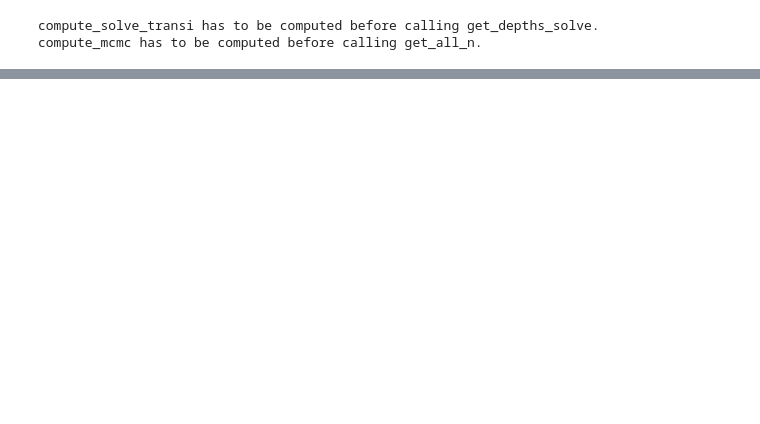
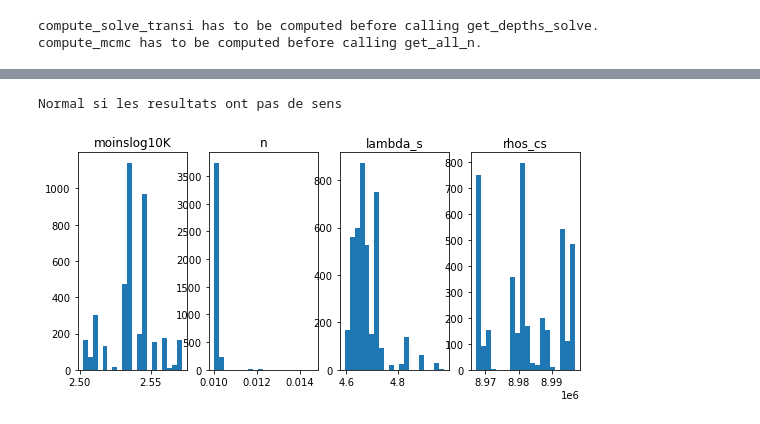
Before and after one commit to mathisbrdn/pyheatmy, a Jupyter notebook: demo.ipynb, the cells around one changed output, grey strips where cells are left out. Cells and saved outputs as stored; diff of their text form; code cells hidden in the pictures; blank space fills up the shorter version.

```diff
--- a/demo.ipynb
+++ b/demo.ipynb
@@ -147,18 +150,21 @@ col.compute_mcmc(
 )
 # %%
-print("Normal si les resultats on pas de sens")
+print("Normal si les resultats ont pas de sens")
 
 fig, axes = plt.subplots(1, 4, figsize = (9,4), facecolor = 'w')
 
 ite = zip(
     ["moinslog10K", "n", "lambda_s", "rhos_cs"],
     [col.all_moinslog10K, col.all_n, col.all_lambda_s, col.all_rhos_cs]
 )
 
 for (lbl, vals), ax in zip(ite, axes):
-    ax.hist(vals, bins = 40)
+    ax.hist(vals, bins = 20)
     ax.set_title(lbl)
 #col.get_all_n() et ses dérivés sont aussi dispo sous forme de méthodes
+# %% [output]
+Normal si les resultats ont pas de sens
+[figure, added]
 # %%
 fig, axs = plt.subplots(1,2,facecolor = 'w')
 axs[0].plot(col.all_energy)
```
Also changed, not shown: parts of 11 cells of this notebook, 7 other files.
